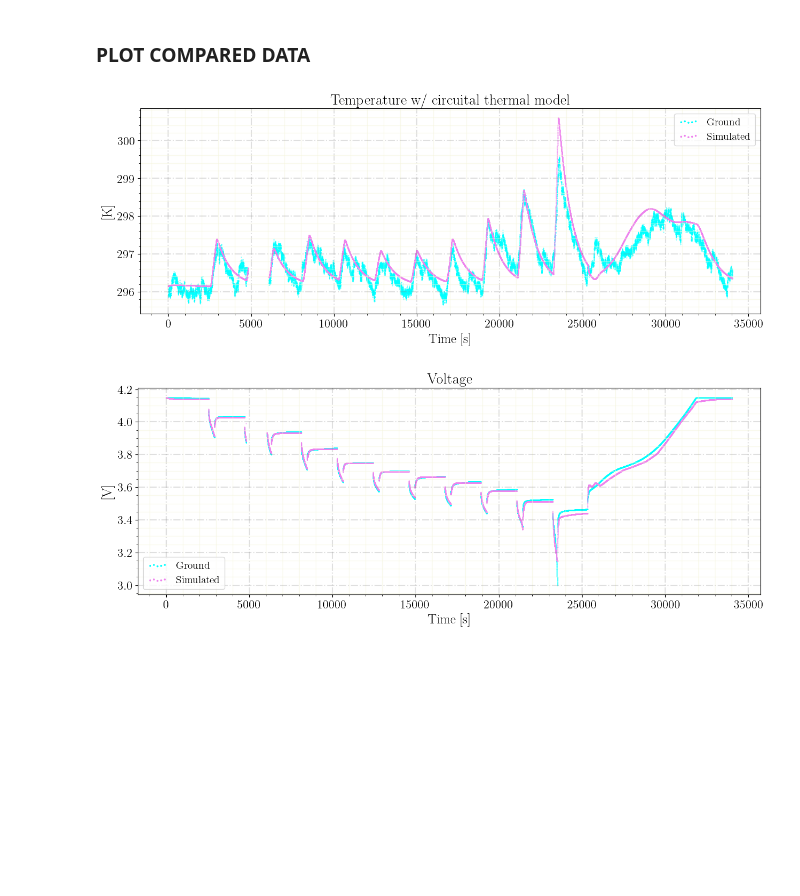
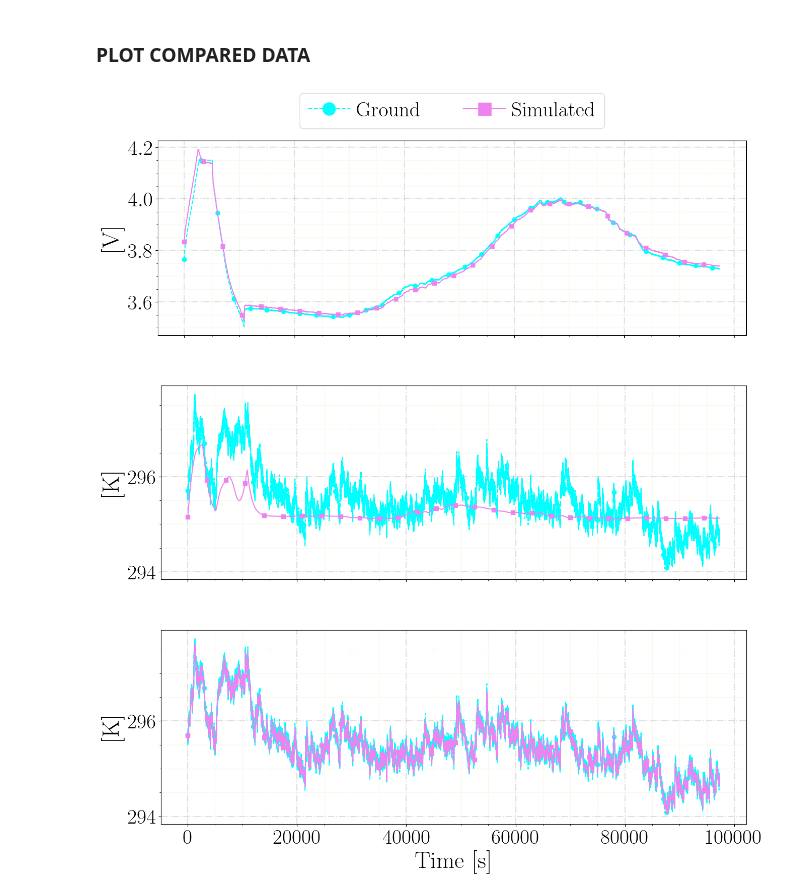
Before and after one commit to Daveonwave/ErNESTO-DT, a Jupyter notebook: notebooks/plot_compared_data.ipynb, the cells around one changed output. Saved outputs shown, nothing was run; the diff lists cells and outputs as text; code cells hidden in the pictures; blank space fills up the shorter version.

```diff
--- a/notebooks/plot_compared_data.ipynb
+++ b/notebooks/plot_compared_data.ipynb
@@ -13,9 +13,11 @@ matplotlib.rcParams.update({
             })
 # %%
 exp_type = 'simulation'
-exp = '20C'
-exp_name = '2024_03_22-16_00_41' #pv
+exp = 'pv2'
+#exp_name = '2024_03_22-16_00_41'
 #exp_name = '2024_02_21-14_06' #10C
+exp_name = '2024_03_22-10_40_45' #pv2 circuit thermal
+#exp_name = '2024_03_22-10_41_54' #pv2 mlp
 # %% [markdown]
 **Prepare structures and functions to plot everything we need**
 # %%
@@ -75,5 +82,19 @@ def plot_compared_data(dfs,
 
     plt.show()
+# %%
+def organize_plots_for_paper(args, save_fig=False):
+    for i, arg in enumerate(args):
+
+        if i == 0:
+            arg['show_legend'] = True
+
+        if i == len(args) - 1:
+            arg['show_xaxis'] = True
+        else:
+            arg['x_label'] = ''
+
+        arg['save_fig'] = save_fig
+        plot_compared_data(**arg)
 # %% [markdown]
 ### RETRIEVE SIMULATION AND GROUND DATA
 # %%
@@ -217,10 +240,15 @@ args_pv2_T_mlp = {
 args_pv2.append(args_pv2_T_rc)
 args_pv2.append(args_pv2_T_mlp)
 # %%
-args = {'pv': args_pv, '10C': args_10c, '20C': args_20c, 'pv2': args_pv2,}
+args = {
+    #'pv': args_pv,
+    '10C': args_10c,
+    '20C': args_20c,
+    'pv2': args_pv2
+}
 # %%
-for arg in args[exp]:
-    plot_compared_data(**arg)
+organize_plots_for_paper(args[exp], save_fig=True)
 # %% [output]
-[figure, old version]
+[figure, new version]
-[figure, old version]
+[figure, new version]
+[figure, added]
```
Also changed, not shown: parts of 5 cells of this notebook, 10 other files.
